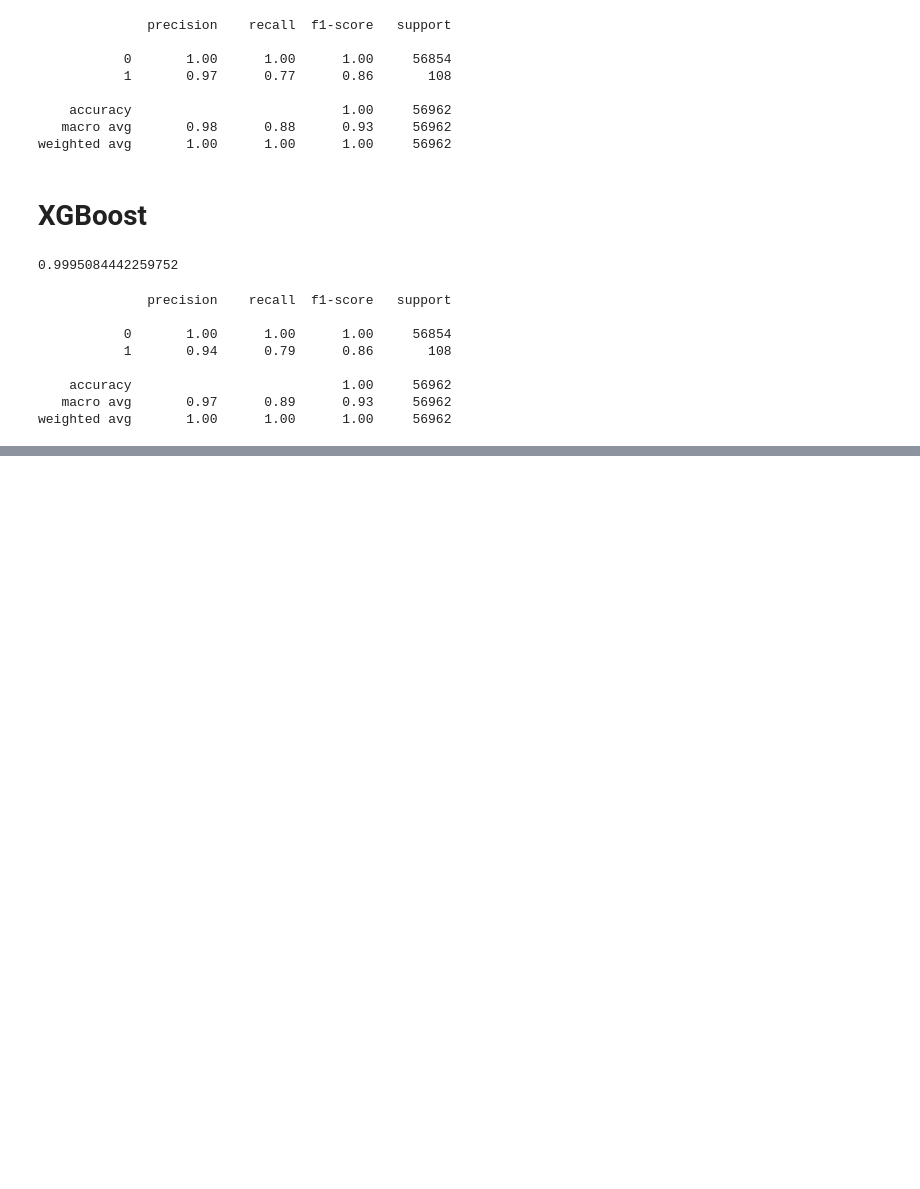
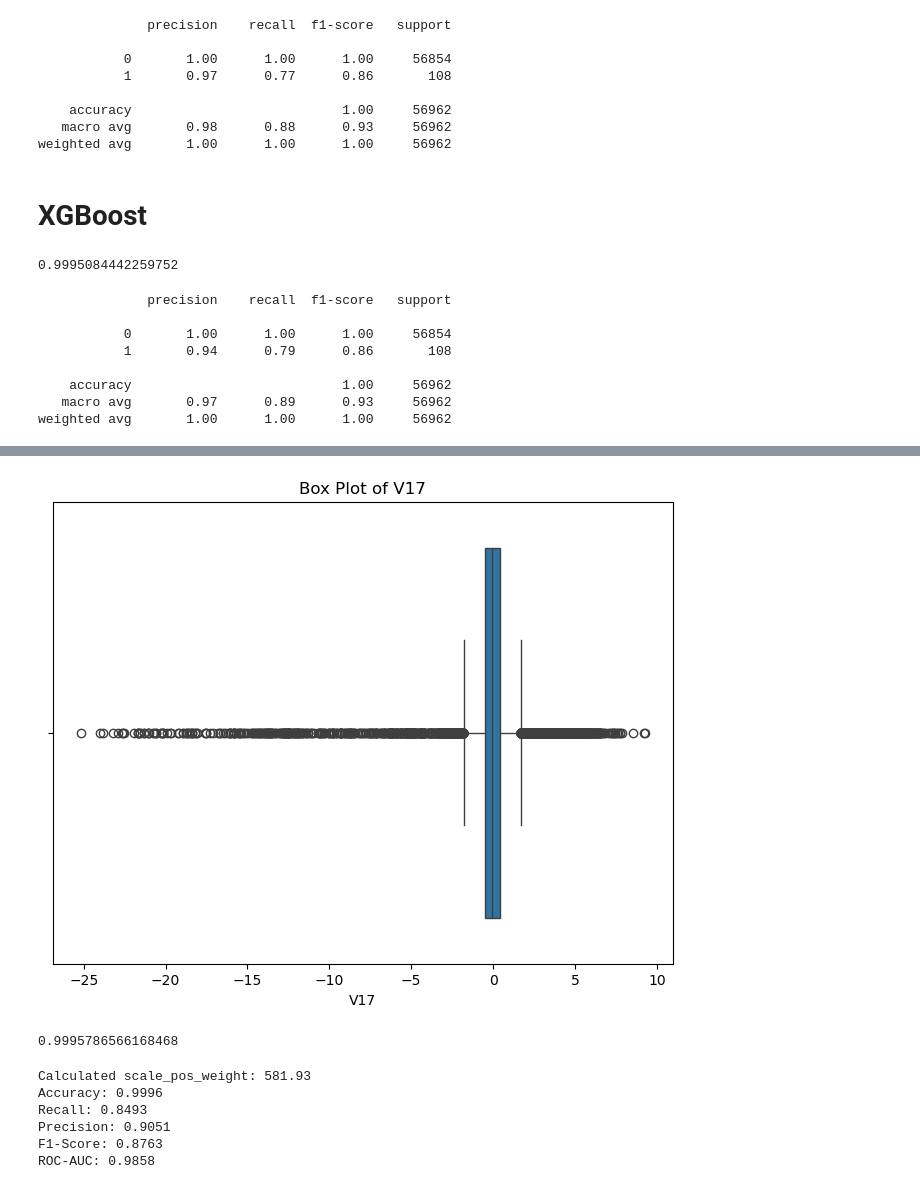
Before and after one commit to bhjin97/hipython_rep, a Jupyter notebook: 머신러닝_분류모델/35. 신용카드위조감지.ipynb, the cells around one changed output, grey strips where cells are left out. Cells and saved outputs as stored; diff of their text form; code cells hidden in the pictures; blank space fills up the shorter version.

```diff
--- a/머신러닝_분류모델/35. 신용카드위조감지.ipynb
+++ b/머신러닝_분류모델/35. 신용카드위조감지.ipynb
@@ -170,0 +222,66 @@ weighted avg       1.00      1.00      1.00     56962
+# %%
+import seaborn as sns
+import matplotlib.pyplot as plt
+
+plt.figure(figsize=(8, 6))
+sns.boxplot(x=df['V17'])
+plt.title('Box Plot of V17')
+plt.show()
+# %% [output]
+[figure, added]
+# %%
+xgb_model = XGBClassifier(n_estimators=400, learning_rate=0.1, max_depth=3, use_label_encoder=False)
+xgb_model.fit(X_train, y_train)
+xgb_predictions = xgb_model.predict(X_test)
+xgb_predictions_proba = xgb_model.predict_proba(X_test)[:,1]
+accuracy_score(y_test,xgb_predictions)
+# %% [output]
+0.9995786566168468
+# %%
+# 1. scale_pos_weight 계산
+pos_count = np.sum(y_train == 1)
+neg_count = np.sum(y_train == 0)
+pos_weight = neg_count / pos_count
+print(f"Calculated scale_pos_weight: {pos_weight:.2f}")
+
+xgb_model = XGBClassifier(
+    n_estimators=1000, # n_estimators를 충분히 높게 설정하고 early stopping을 고려
+    learning_rate=0.05, # learning_rate를 조금 낮춰서 더 정교하게 학습
+    max_depth=5,        # 깊이를 약간 늘려 복잡한 패턴 학습 유도
+    min_child_weight=1, # 기본값 1 유지 또는 더 낮게 (불균형 데이터에서는 1이 적절)
+    gamma=0.1,          # 작은 gamma 값으로 더 많은 분할 유도
+    subsample=0.7,
+    colsample_bytree=0.7,
+    scale_pos_weight=pos_weight, # <<< 가장 중요한 파라미터
+    objective='binary:logistic', # 이진 분류 기본 objective
+    eval_metric='aucpr', # 훈련 중 평가 지표. Recall 대신 AUCPR도 불균형 데이터에 좋음.
+    use_label_encoder=False,
+    random_state=42,
+    n_jobs=-1
+)
+
+# Early Stopping을 사용하여 과적합 방지 및 최적의 n_estimators 찾기
+# 검증 데이터셋 (X_test, y_test) 대신 X_val, y_val을 사용하는 것이 더 좋지만,
+# 간단한 예시를 위해 X_train, y_train과 동일한 데이터를 사용합니다.
+# 실제로는 X_train을 다시 분리하여 검증셋을 만드는 것이 좋습니다.
+xgb_model.fit(X_train, y_train,
+              early_stopping_rounds=50, # 50번 동안 검증 점수가 개선되지 않으면 훈련 중단
+              eval_set=[(X_test, y_test)], # 검증 세트 (실제로는 X_val, y_val 사용 권장)
+              verbose=False # 훈련 과정 출력 생략
+             )
+
+xgb_predictions = xgb_model.predict(X_test)
+xgb_predictions_proba = xgb_model.predict_proba(X_test)[:,1]
+
+print(f"Accuracy: {accuracy_score(y_test, xgb_predictions):.4f}")
+print(f"Recall: {recall_score(y_test, xgb_predictions):.4f}") # <<< 목표 지표 확인
+print(f"Precision: {precision_score(y_test, xgb_predictions):.4f}")
+print(f"F1-Score: {f1_score(y_test, xgb_predictions):.4f}")
+print(f"ROC-AUC: {roc_auc_score(y_test, xgb_predictions_proba):.4f}")
+# %% [output]
+Calculated scale_pos_weight: 581.93
+Accuracy: 0.9996
+Recall: 0.8493
+Precision: 0.9051
+F1-Score: 0.8763
+ROC-AUC: 0.9858
```
Also changed, not shown: parts of 13 cells of this notebook, 3 other files.
